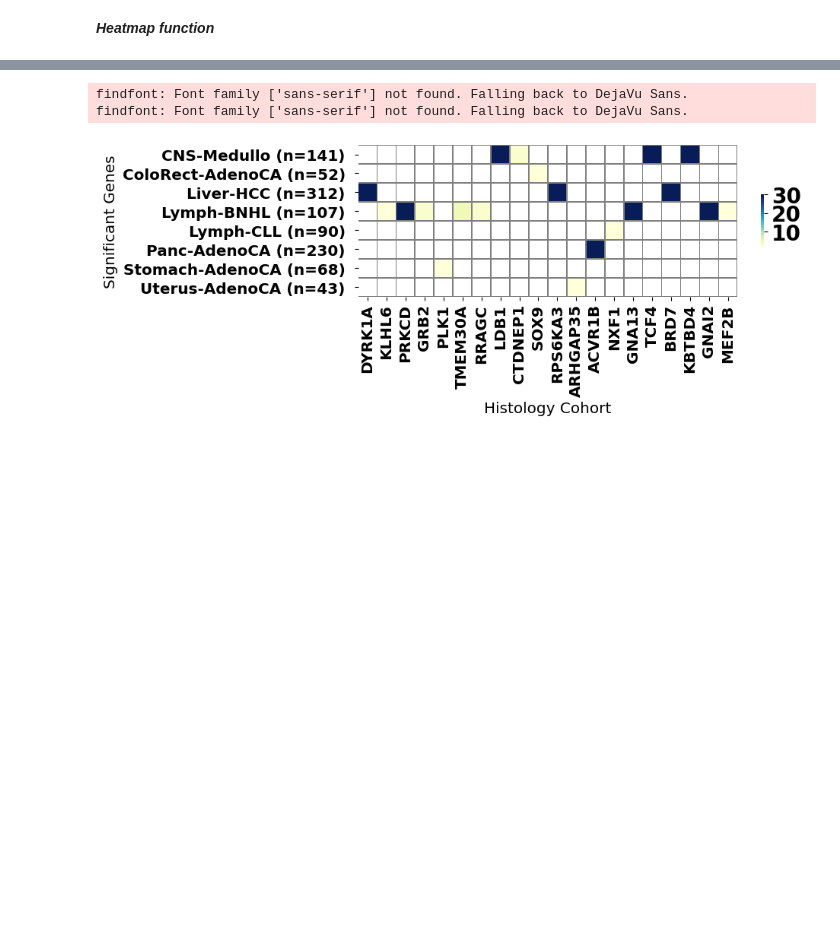
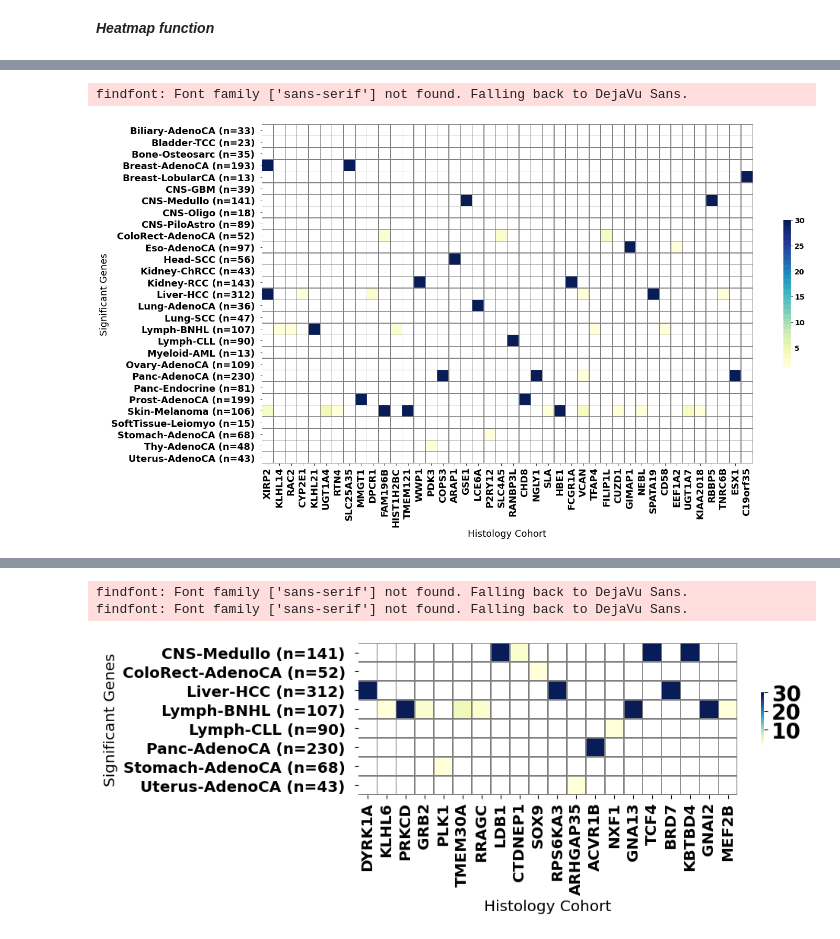
Before and after one commit to ryy1221/MutSigCVsyn, a Jupyter notebook: notebook/03-Figure3.ipynb, the cells around one changed output, grey strips where cells are left out. Drawn from its saved outputs; the diff is of its cells as text; code cells hidden in the pictures; blank space fills up the shorter version.

```diff
--- a/notebook/03-Figure3.ipynb
+++ b/notebook/03-Figure3.ipynb
@@ -119 +114,6 @@ findfont: Font family ['sans-serif'] not found. Falling back to DejaVu Sans.
+# %%
+draw_heatmap(dict_venn['novel'].transpose(), 14)
+# %% [output]
+findfont: Font family ['sans-serif'] not found. Falling back to DejaVu Sans.
+[figure, added]
 # %%
```
Also changed, not shown: parts of 10 cells of this notebook, 29 other files.
